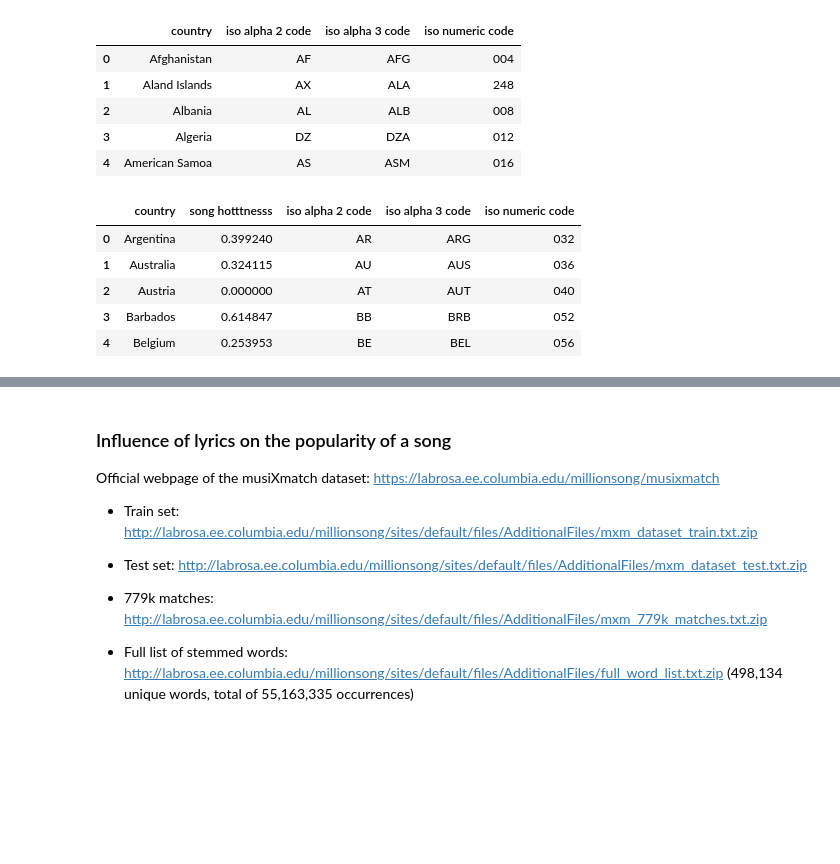
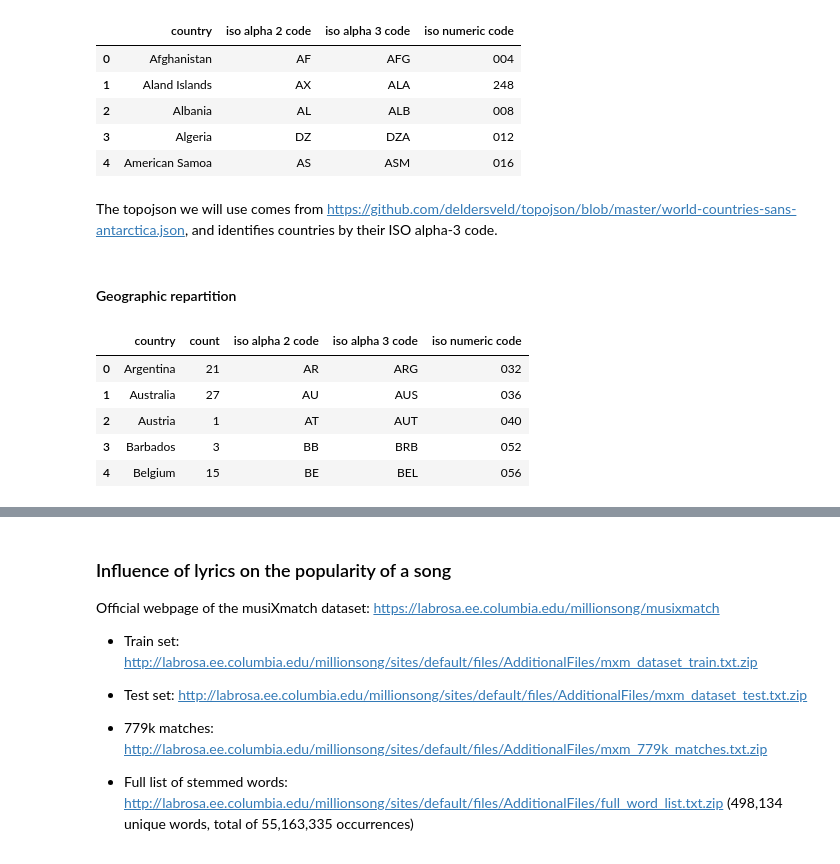
Before and after one commit to Piloumpicou/ADA-Unexpected-Match, a Jupyter notebook: project/MSD_subset.ipynb, the cells around one changed output, grey strips where cells are left out. Saved outputs shown, nothing was run; the diff lists cells and outputs as text; code cells hidden in the pictures; blank space fills up the shorter version.

Commit message:
update geographic analysis

```diff
--- a/project/MSD_subset.ipynb
+++ b/project/MSD_subset.ipynb
@@ -1149,21 +1180,26 @@ country_codes.head()
 | 2 | Albania | AL | ALB | 008 |
 | 3 | Algeria | DZ | DZA | 012 |
 | 4 | American Samoa | AS | ASM | 016 |
-# %%
-data_tmp = pd.merge(data_tmp, country_codes, how='left',
-                    left_on=['country'],
-                    right_on=['country'])
-data_tmp.head()
-# %% [output]
-|  | country | song hotttnesss | iso alpha 2 code | iso alpha 3 code | iso numeric code |
-| 0 | Argentina | 0.399240 | AR | ARG | 032 |
-| 1 | Australia | 0.324115 | AU | AUS | 036 |
-| 2 | Austria | 0.000000 | AT | AUT | 040 |
-| 3 | Barbados | 0.614847 | BB | BRB | 052 |
-| 4 | Belgium | 0.253953 | BE | BEL | 056 |
+# %% [markdown]
+The topojson we will use comes from https://github.com/deldersveld/topojson/blob/master/world-countries-sans-antarctica.json, and identifies countries by their ISO alpha-3 code.
 # %%
 import json
 state_geo_path = r'./data/geolocation/world_topo.json'
 
 with open(state_geo_path) as json_data:
     world_topojson = json.load(json_data)
+# %% [markdown]
+#### Geographic repartition
+# %%
+song_count_per_country = data_tmp.groupby('country').size().to_frame('count').reset_index() #sort_values(ascending=False)
+song_count_per_country = pd.merge(song_count_per_country , country_codes, how='left',
+                    left_on=['country'],
+                    right_on=['country'])
+song_count_per_country.head()
+# %% [output]
+|  | country | count | iso alpha 2 code | iso alpha 3 code | iso numeric code |
+| 0 | Argentina | 21 | AR | ARG | 032 |
+| 1 | Australia | 27 | AU | AUS | 036 |
+| 2 | Austria | 1 | AT | AUT | 040 |
+| 3 | Barbados | 3 | BB | BRB | 052 |
+| 4 | Belgium | 15 | BE | BEL | 056 |
```
Also changed, not shown: parts of 32 cells of this notebook.
